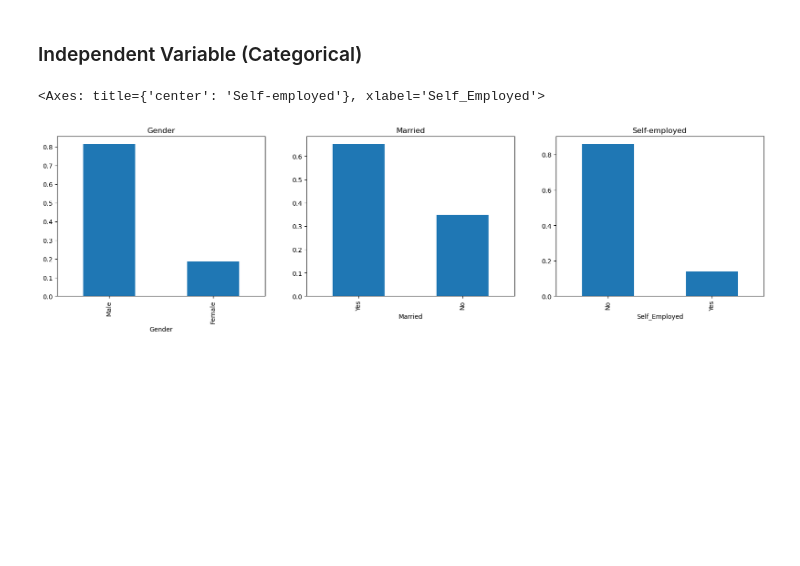
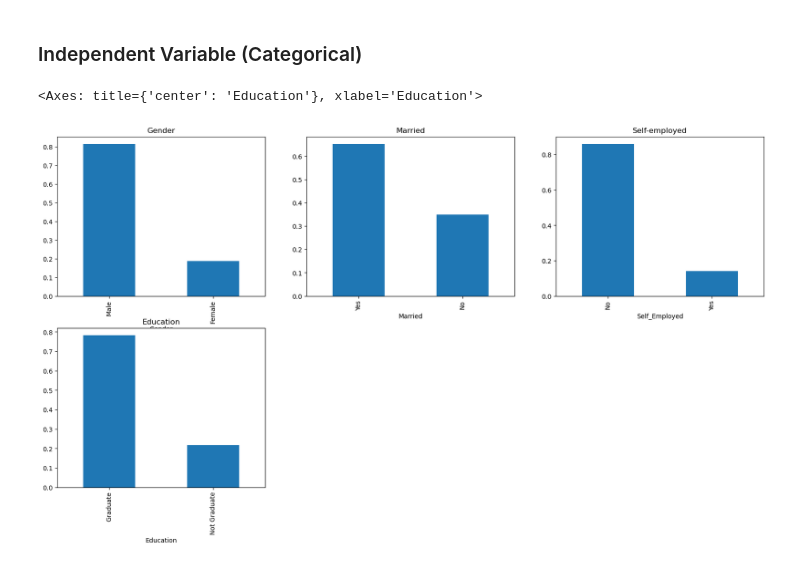
Before and after one commit to akhnasj/predictive-modelling-for-loan-approval, a Jupyter notebook: PMLA.ipynb, the cells around one changed output. Saved outputs shown, nothing was run; the diff lists cells and outputs as text; code cells hidden in the pictures; blank space fills up the shorter version.

Commit message:
Visualised Categorical Values using Bar Plots

```diff
--- a/PMLA.ipynb
+++ b/PMLA.ipynb
@@ -187,13 +187,19 @@ train['Loan_Status'].value_counts().plot.bar()
 # %%
 # Visualizing Independent Categorical Variables
 plt.subplot(231)
 train['Gender'].value_counts(normalize = True).plot.bar(figsize = (20, 10), title = 'Gender')
 
 plt.subplot(232)
 train['Married'].value_counts(normalize = True).plot.bar(figsize = (20, 10), title = 'Married')
 
 plt.subplot(233)
 train['Self_Employed'].value_counts(normalize = True).plot.bar(figsize = (20, 10), title = 'Self-employed')
+
+plt.subplot(234)
+
+
+plt.subplot(235)
+train['Education'].value_counts(normalize = True).plot.bar(figsize = (20, 10), title = 'Education')
 # %% [output]
-<Axes: title={'center': 'Self-employed'}, xlabel='Self_Employed'>
+<Axes: title={'center': 'Education'}, xlabel='Education'>
-[figure, old version]
+[figure, new version]
```
